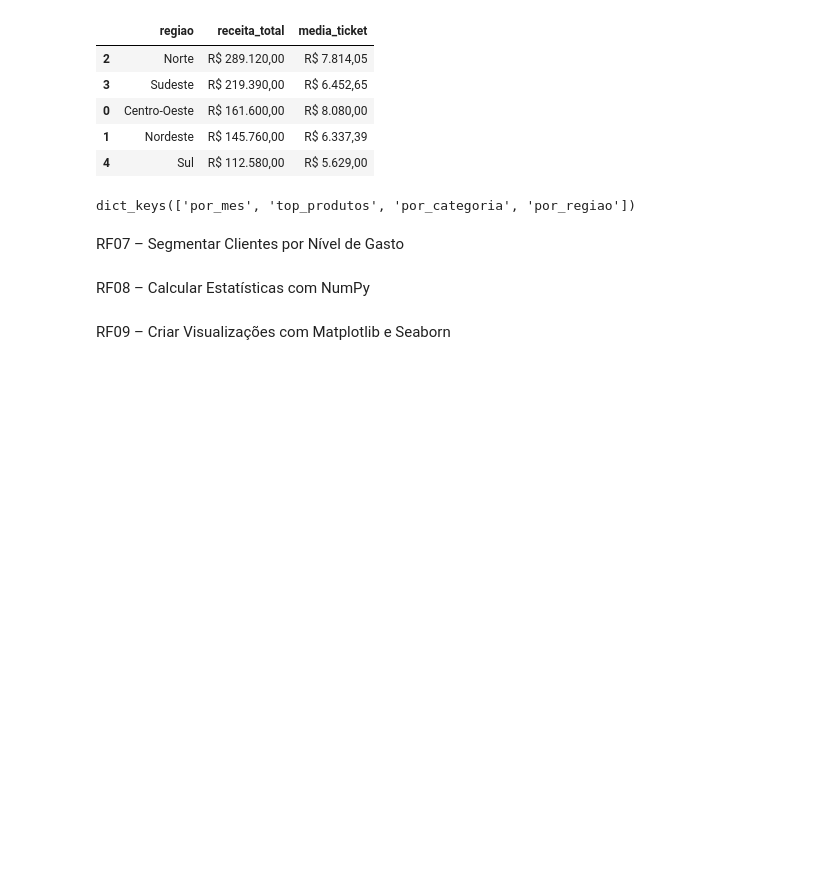
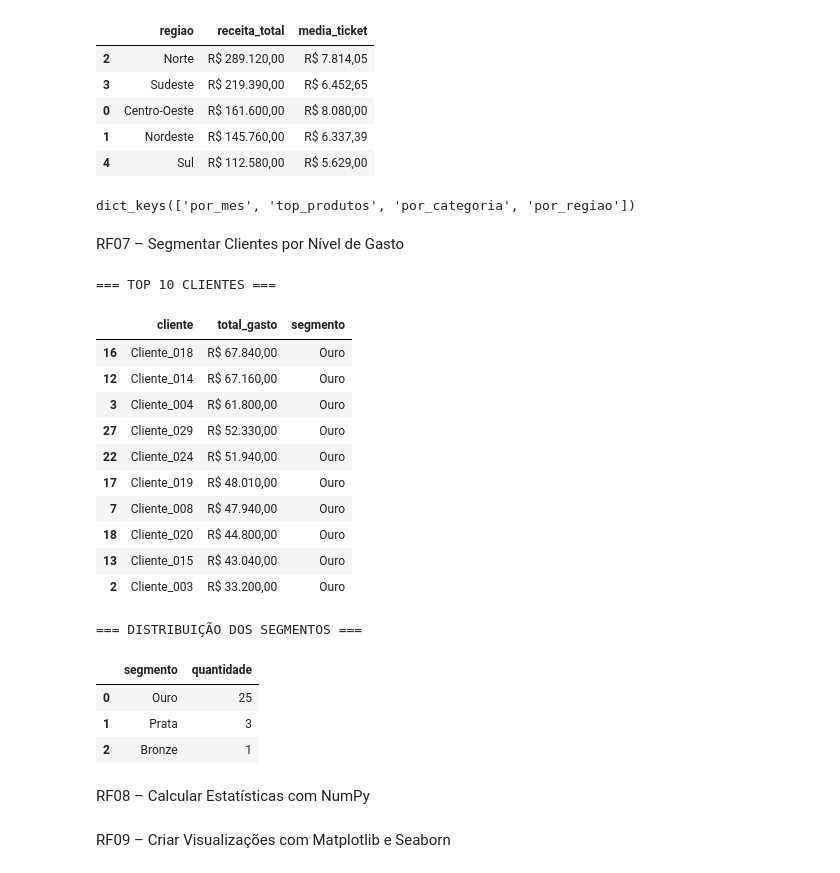
Before and after one commit to Cristina-Freitas/DataView-Exploracao-e-Analise-de-Dados-de-Vendas, a Jupyter notebook: notebooks/dataview.ipynb, the cells around one changed output. Drawn from its saved outputs; the diff is of its cells as text; code cells hidden in the pictures; blank space fills up the shorter version.

Commit message:
feat: implementar RF07 - segmentação dos  clientes por nível de gasto

```diff
--- a/notebooks/dataview.ipynb
+++ b/notebooks/dataview.ipynb
@@ -496,3 +520,47 @@ RF07 – Segmentar Clientes por Nível de Gasto
+# %%
+clientes = segmentar_clientes(df_analise)
+
+print("=== TOP 10 CLIENTES ===")
+top_clientes = clientes.head(10).copy()
+
+top_clientes["total_gasto"] = top_clientes["total_gasto"].map(
+    lambda valor: f"R$ {valor:,.2f}"
+    .replace(",", "X")
+    .replace(".", ",")
+    .replace("X", ".")
+)
+
+display(top_clientes)
+
+print("\n=== DISTRIBUIÇÃO DOS SEGMENTOS ===")
+
+distribuicao = (
+    clientes["segmento"]
+    .value_counts()
+    .reset_index()
+)
+
+distribuicao.columns = ["segmento", "quantidade"]
+
+display(distribuicao)
+# %% [output]
+=== TOP 10 CLIENTES ===
+|  | cliente | total_gasto | segmento |
+| 16 | Cliente_018 | R$ 67.840,00 | Ouro |
+| 12 | Cliente_014 | R$ 67.160,00 | Ouro |
+| 3 | Cliente_004 | R$ 61.800,00 | Ouro |
+| 27 | Cliente_029 | R$ 52.330,00 | Ouro |
+| 22 | Cliente_024 | R$ 51.940,00 | Ouro |
+| 17 | Cliente_019 | R$ 48.010,00 | Ouro |
+| 7 | Cliente_008 | R$ 47.940,00 | Ouro |
+| 18 | Cliente_020 | R$ 44.800,00 | Ouro |
+| 13 | Cliente_015 | R$ 43.040,00 | Ouro |
+| 2 | Cliente_003 | R$ 33.200,00 | Ouro |
+=== DISTRIBUIÇÃO DOS SEGMENTOS ===
+|  | segmento | quantidade |
+| 0 | Ouro | 25 |
+| 1 | Prata | 3 |
+| 2 | Bronze | 1 |
 # %% [markdown]
 RF08 – Calcular Estatísticas com NumPy
 # %% [markdown]
```
Also changed, not shown: parts of 1 cell of this notebook.
